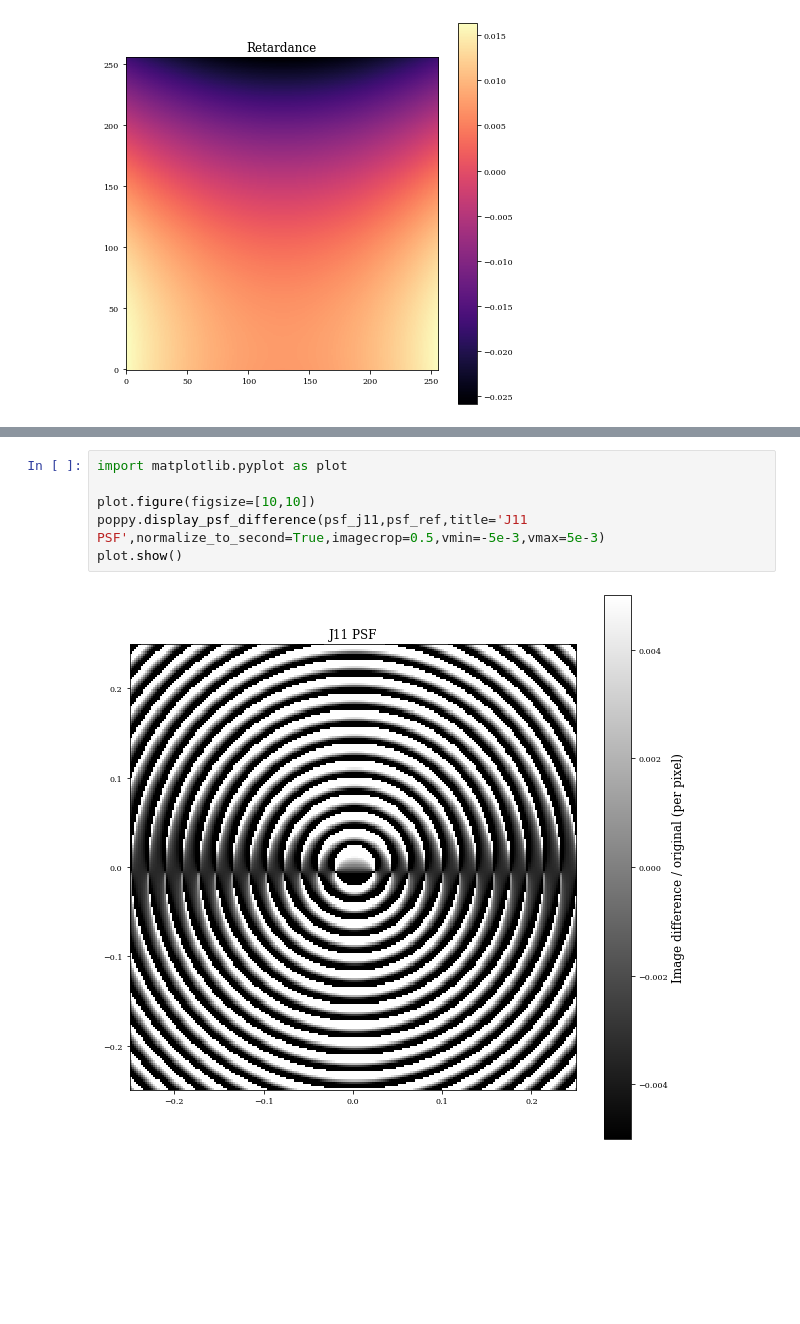
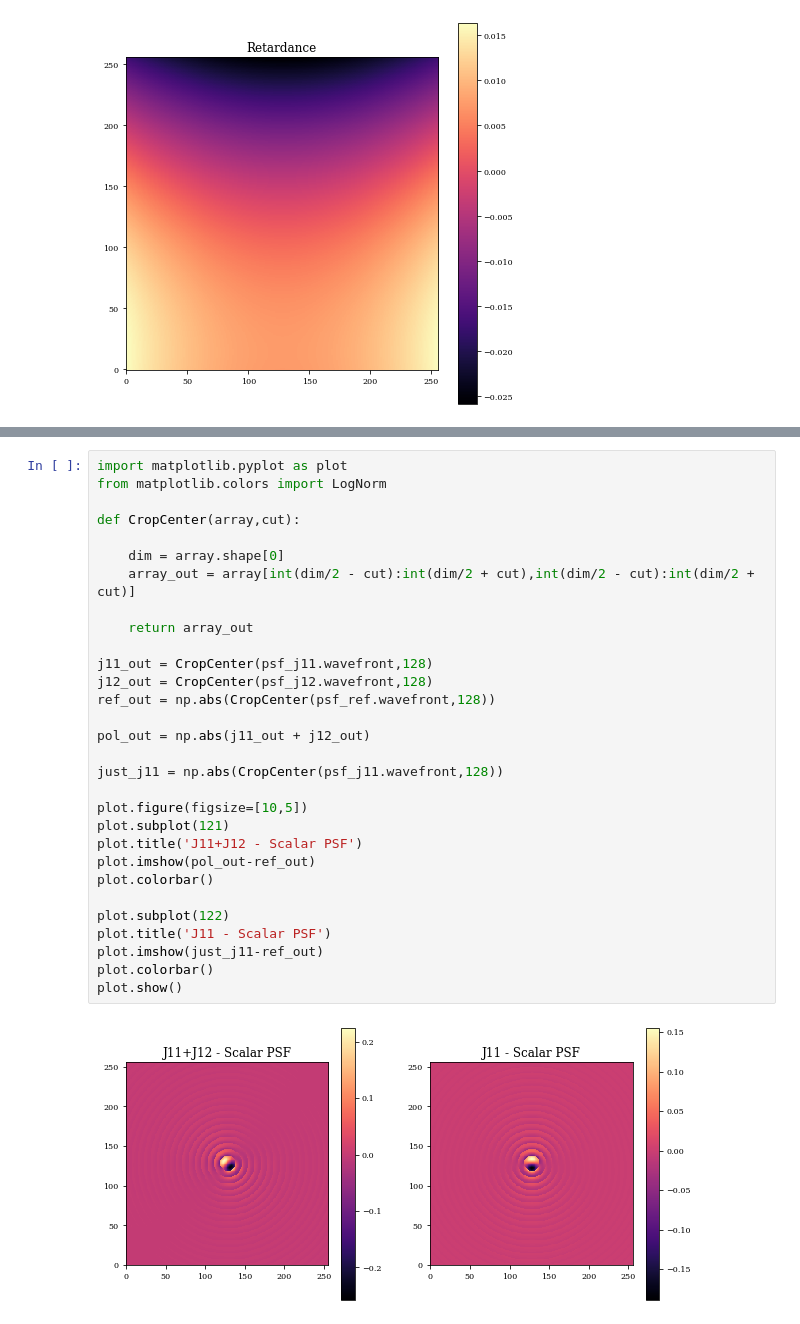
Before and after one commit to Jashcraf/poke, a Jupyter notebook: poppy_tests.ipynb, the cells around one changed output, grey strips where cells are left out. Cells and saved outputs as stored; diff of their text form; blank space fills up the shorter version.

```diff
--- a/poppy_tests.ipynb
+++ b/poppy_tests.ipynb
@@ -99,8 +102,32 @@ plot.show()
 # %%
 import matplotlib.pyplot as plot
+from matplotlib.colors import LogNorm
 
-plot.figure(figsize=[10,10])
-poppy.display_psf_difference(psf_j11,psf_ref,title='J11 PSF',normalize_to_second=True,imagecrop=0.5,vmin=-5e-3,vmax=5e-3)
+def CropCenter(array,cut):
+
+    dim = array.shape[0]
+    array_out = array[int(dim/2 - cut):int(dim/2 + cut),int(dim/2 - cut):int(dim/2 + cut)]
+
+    return array_out
+
+j11_out = CropCenter(psf_j11.wavefront,128)
+j12_out = CropCenter(psf_j12.wavefront,128)
+ref_out = np.abs(CropCenter(psf_ref.wavefront,128))
+
+pol_out = np.abs(j11_out + j12_out)
+
+just_j11 = np.abs(CropCenter(psf_j11.wavefront,128))
+
+plot.figure(figsize=[10,5])
+plot.subplot(121)
+plot.title('J11+J12 - Scalar PSF')
+plot.imshow(pol_out-ref_out)
+plot.colorbar()
+
+plot.subplot(122)
+plot.title('J11 - Scalar PSF')
+plot.imshow(just_j11-ref_out)
+plot.colorbar()
 plot.show()
 # %% [output]
-[figure, old version]
+[figure, new version]
```
Also changed, not shown: parts of 2 cells of this notebook.
